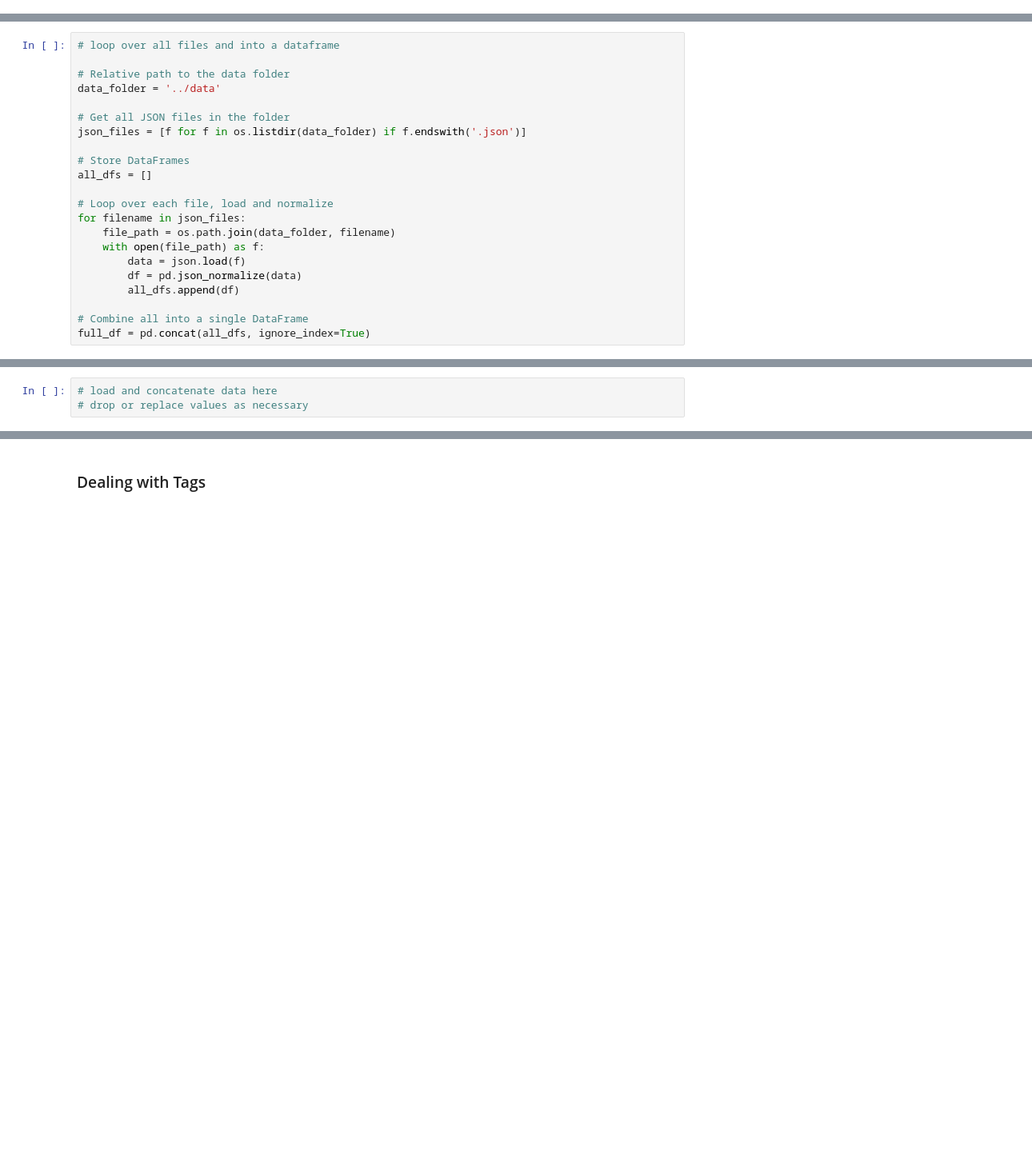
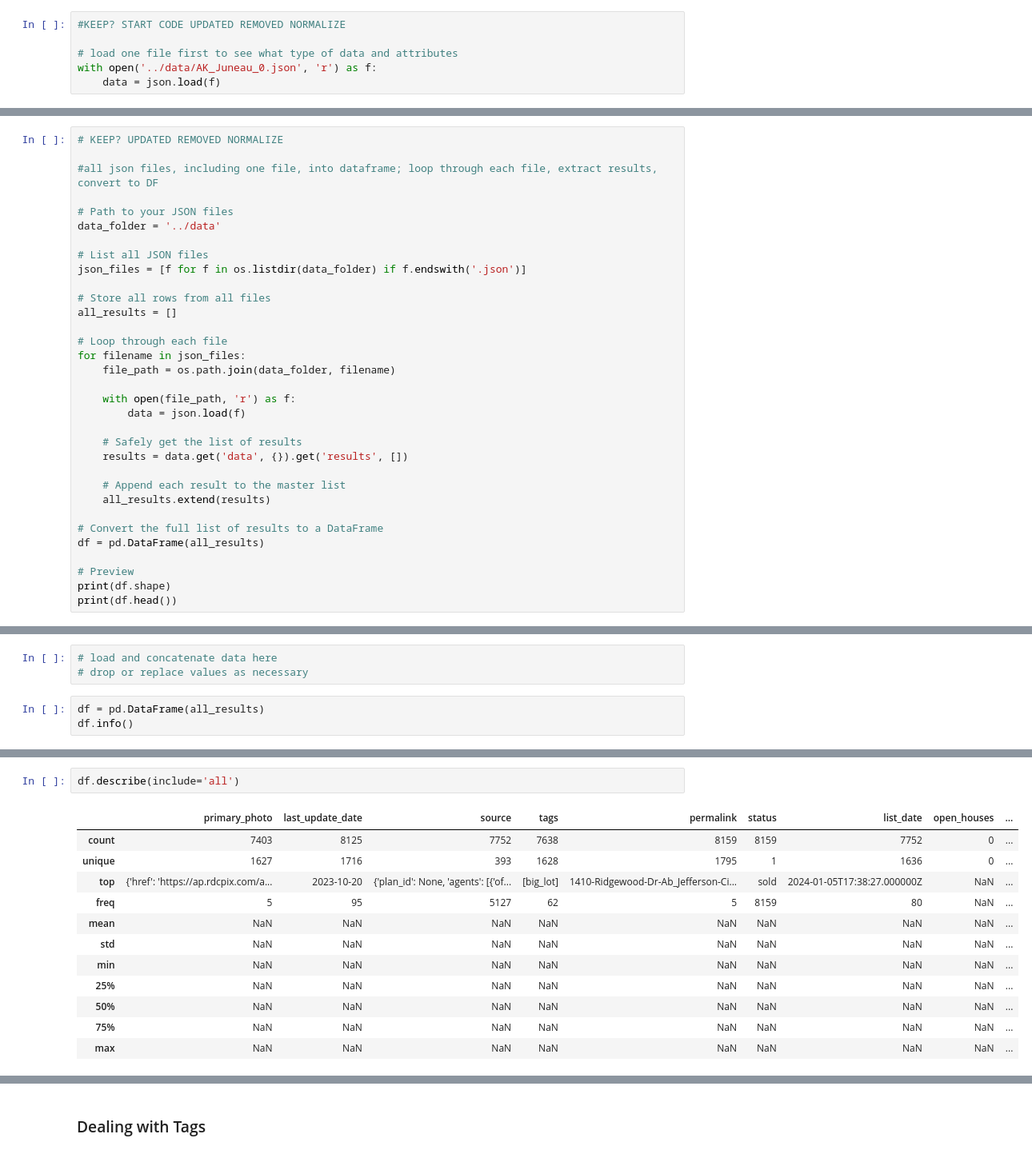
Before and after one commit to alocken/DS-Midterm-Project, a Jupyter notebook: notebooks/1 - EDA.ipynb, the cells around one changed output, grey strips where cells are left out. Shown at 80% size. Saved outputs shown, nothing was run; the diff lists cells and outputs as text; blank space fills up the shorter version.

Commit message:
Added code under import data removing normalize (orignal code with normalize maintained/not updated to support deicisoning code want to keep/delete); added data cleaning/wrangling code

```diff
--- a/notebooks/1 - EDA.ipynb
+++ b/notebooks/1 - EDA.ipynb
@@ -69,0 +132,6 @@ print(type(data))
+# %%
+#KEEP? START CODE UPDATED REMOVED NORMALIZE
+
+# load one file first to see what type of data and attributes
+with open('../data/AK_Juneau_0.json', 'r') as f:
+    data = json.load(f)
@@ -96,22 +240,33 @@ pprint.pprint(data, depth=4)
 # %%
-# loop over all files and into a dataframe
+# KEEP? UPDATED REMOVED NORMALIZE
 
-# Relative path to the data folder
+#all json files, including one file, into dataframe; loop through each file, extract results, convert to DF
+
+# Path to your JSON files
 data_folder = '../data'
 
-# Get all JSON files in the folder
+# List all JSON files
 json_files = [f for f in os.listdir(data_folder) if f.endswith('.json')]
 
-# Store DataFrames
-all_dfs = []
+# Store all rows from all files
+all_results = []
 
-# Loop over each file, load and normalize
+# Loop through each file
 for filename in json_files:
     file_path = os.path.join(data_folder, filename)
-    with open(file_path) as f:
+
+    with open(file_path, 'r') as f:
         data = json.load(f)
-        df = pd.json_normalize(data)
-        all_dfs.append(df)
 
-# Combine all into a single DataFrame
-full_df = pd.concat(all_dfs, ignore_index=True)
+    # Safely get the list of results
+    results = data.get('data', {}).get('results', [])
+
+    # Append each result to the master list
+    all_results.extend(results)
+
+# Convert the full list of results to a DataFrame
+df = pd.DataFrame(all_results)
+
+# Preview
+print(df.shape)
+print(df.head())
@@ -164,3 +315,6 @@ At this point, ensure that you have all sales in a dataframe.
 # %%
 # load and concatenate data here
 # drop or replace values as necessary
+# %%
+df = pd.DataFrame(all_results)
+df.info()
@@ -166,0 +343,15 @@ At this point, ensure that you have all sales in a dataframe.
+# %%
+df.describe(include='all')
+# %% [output]
+|  | primary_photo | last_update_date | source | tags | permalink | status | list_date | open_houses | ... |
+| count | 7403 | 8125 | 7752 | 7638 | 8159 | 8159 | 7752 | 0 | ... |
+| unique | 1627 | 1716 | 393 | 1628 | 1795 | 1 | 1636 | 0 | ... |
+| top | {'href': 'https://ap.rdcpix.com/a... | 2023-10-20 | {'plan_id': None, 'agents': [{'of... | [big_lot] | 1410-Ridgewood-Dr-Ab_Jefferson-Ci... | sold | 2024-01-05T17:38:27.000000Z | NaN | ... |
+| freq | 5 | 95 | 5127 | 62 | 5 | 8159 | 80 | NaN | ... |
+| mean | NaN | NaN | NaN | NaN | NaN | NaN | NaN | NaN | ... |
+| std | NaN | NaN | NaN | NaN | NaN | NaN | NaN | NaN | ... |
+| min | NaN | NaN | NaN | NaN | NaN | NaN | NaN | NaN | ... |
+| 25% | NaN | NaN | NaN | NaN | NaN | NaN | NaN | NaN | ... |
+| 50% | NaN | NaN | NaN | NaN | NaN | NaN | NaN | NaN | ... |
+| 75% | NaN | NaN | NaN | NaN | NaN | NaN | NaN | NaN | ... |
+| max | NaN | NaN | NaN | NaN | NaN | NaN | NaN | NaN | ... |
```
Also changed, not shown: parts of 21 cells of this notebook.
